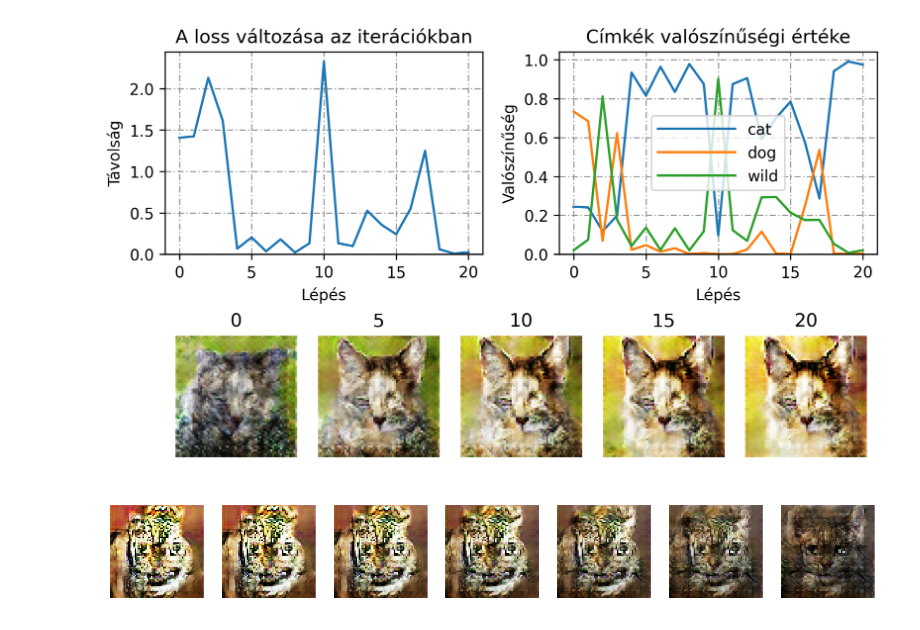
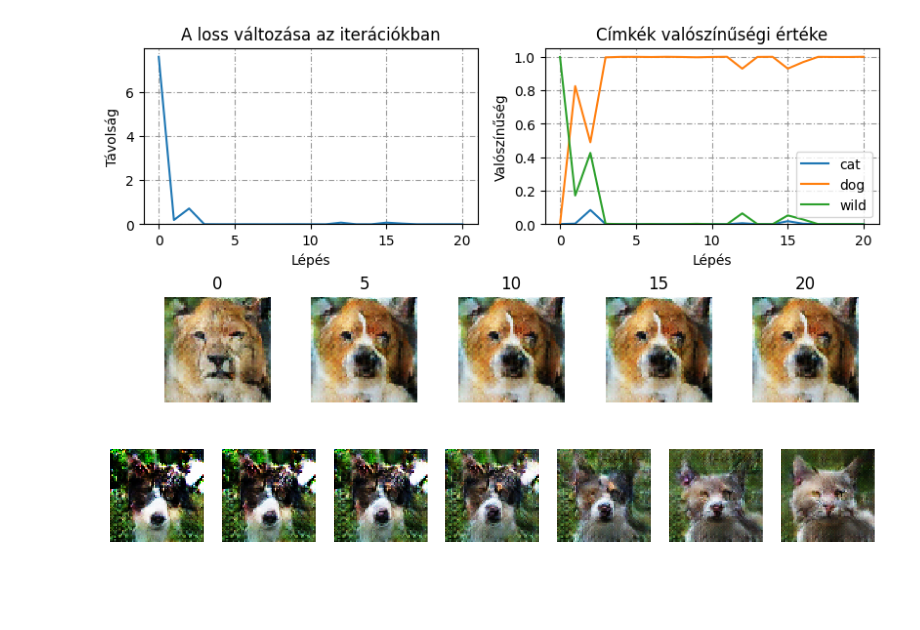
Before and after one commit to DanielNagy97/diplomamunka, a Jupyter notebook: docs/notebooks/GeneratingAnimalFaces.ipynb, the cells around one changed output. Saved outputs shown, nothing was run; the diff lists cells and outputs as text; code cells hidden in the pictures; blank space fills up the shorter version.

Commit message:
Animal face generating with the new model

```diff
--- a/docs/notebooks/GeneratingAnimalFaces.ipynb
+++ b/docs/notebooks/GeneratingAnimalFaces.ipynb
@@ -10,5 +10,5 @@ import matplotlib.pyplot as plt
 # %%
-generator = keras.models.load_model('datas/weights/animaldc/generator.h5')
+generator = keras.models.load_model('msgGenerator.h5')
 latent_dim = generator.input.shape[1]
 print(f"Generator model loaded with latent dim: {latent_dim}")
 # %% [output]
@@ -40,11 +40,16 @@ def gradient_descent_momentum(goal_label, starting_noise, step_size, momentum, s
         with tf.GradientTape() as g_tape:
             g_tape.watch(noise)
 
-            generated_image = generator(noise, training=False)
+            generated_image = generator(noise, training=False)[0]
 
             predictions = inception_model(generated_image)
 
             loss = cross_entropy(goal_label, predictions[0])
+
+
+        result_noises.append(noise)
+        preds.append(predictions[0])
+        losses.append(loss)
 
         gradients = g_tape.gradient(loss, noise)
         change = (step_size * gradients) + momentum * change
@@ -56,9 +61,6 @@ def gradient_descent_momentum(goal_label, starting_noise, step_size, momentum, s
             plt.imshow((generated_image[0].numpy()*127.5+127.5).astype("uint8"), interpolation="none")
             plt.show()
 
-        result_noises.append(noise)
-        preds.append(predictions[0])
-        losses.append(loss)
     return result_noises, losses, preds
 # %%
 def make_onehot_from_dict(input_data):
@@ -68,20 +70,20 @@ def make_onehot_from_dict(input_data):
 
 # Strukturált adat
 input_data = {
-    "cat": 1.0,
-    "dog": 0.0,
+    "cat": 0.0,
+    "dog": 1.0,
     "wild": 0.0
 }
 
 # Visszakeresés a valószínűségi értékek alapján
 goal_prediction = make_onehot_from_dict(input_data)
 
-#starting_noise = tf.random.uniform([1, latent_dim], minval=-1.5, maxval=1.5)
+#starting_noise = tf.random.uniform([1, latent_dim], minval=-2, maxval=2)
 starting_noise = tf.random.normal([1, latent_dim])
 #starting_noise = tf.random.truncated_normal([1, latent_dim])
 #starting_noise = result_noises[-1]
 step_size = 0.05
-momentum = 0.9
+momentum = 0.5
 
 n_steps = 21
 
@@ -89,7 +91,7 @@ result_noises, losses, preds =\
     gradient_descent_momentum(goal_prediction, starting_noise, step_size, momentum, n_steps, verbose=True)
 
 print(losses[-1])
-generated_image = generator(result_noises[-1], training=False)
+generated_image = generator(result_noises[-1], training=False)[0]
 plt.imshow((generated_image[0].numpy()*127.5+127.5).astype("uint8"), interpolation="none")
 plt.show()
 # %% [output]
@@ -114,6 +116,6 @@ Step: 5, Loss: 0.20390713214874268
 ... (32 outputs left out)
 # %%
-fig = plt.figure(figsize=(7, 4), dpi=300, constrained_layout=True)
+fig = plt.figure(figsize=(8, 4), dpi=100, constrained_layout=True)
 axs = fig.subplot_mosaic([['Losses', 'Classes'],['Images', 'Images']],
                           gridspec_kw={'width_ratios':[2, 2], 'height_ratios':[1.5,1]})
 axs['Losses'].set_xlabel('Lépés')
@@ -121,37 +123,36 @@ axs['Losses'].set_ylabel('Távolság')
 axs['Losses'].set_title('A loss változása az iterációkban')
 axs['Losses'].grid(True, color='0.6', dashes=(5, 2, 1, 2))
 axs['Losses'].plot(losses)
 axs['Losses'].set_ylim(bottom=0)
 
 axs['Classes'].set_ylabel('Valószínűség')
 axs['Classes'].set_xlabel('Lépés')
 axs['Classes'].set_title('Címkék valószínűségi értéke')
 
 axs['Classes'].grid(True, color='0.6', dashes=(5, 2, 1, 2))
 
 axs['Classes'].plot(preds, label=['cat', 'dog', 'wild'])
 
 axs['Classes'].set_ylim(bottom=0)
-axs['Classes'].legend(loc=0, handlelength=5)
+axs['Classes'].legend(loc=0, handlelength=2)
 
 inserted = []
 axs['Images'].axis('off')
 pad = 0.01
 inserted.append(axs['Images'].inset_axes([0.0, 0.05, 0.2, 0.9]))
 inserted.append(axs['Images'].inset_axes([0.2, 0.05, 0.2, 0.9]))
 inserted.append(axs['Images'].inset_axes([0.4, 0.05, 0.2, 0.9]))
 inserted.append(axs['Images'].inset_axes([0.6, 0.05, 0.2, 0.9]))
 inserted.append(axs['Images'].inset_axes([0.8, 0.05, 0.2, 0.9]))
 
-selected_noises = result_noises[::5]
 for i in range(5):
-    generated_image = generator(selected_noises[i], training=False)
+    generated_image = generator(result_noises[i*5], training=False)[0]
     inserted[i].axis('off')
     inserted[i].set_title(i*5)
     inserted[i].imshow((generated_image[0].numpy()*127.5+127.5).astype("uint8"), interpolation="none")
 plt.show()
 # %% [output]
-[figure, old version]
+[figure, new version]
 # %%
 # Egy kutya és egy macska keresése, majd interpoláció a kettő között:
 
@@ -174,7 +175,7 @@ linfit = interp1d([1, step_size], np.vstack([dog_noise[-1], cat_noise[-1]]), axi
 
 res = []
 for j in range(1,step_size):
-    generated_image = generator(linfit(j).reshape(1, latent_dim), training=False)
+    generated_image = generator(linfit(j).reshape(1, latent_dim), training=False)[0]
     res.append(generated_image)
 
 fig, axes = plt.subplots(figsize=(len(res), 1), nrows=1, ncols=len(res), dpi=200)
@@ -184,7 +185,7 @@ for i in range(len(res)):
     axes[i].imshow((gen_1).astype("uint8"), interpolation='none')
 plt.show()
 # %% [output]
-[figure, old version]
+[figure, new version]
 # %%
 pon = 3
 
```
Also changed, not shown: parts of 6 cells of this notebook.
